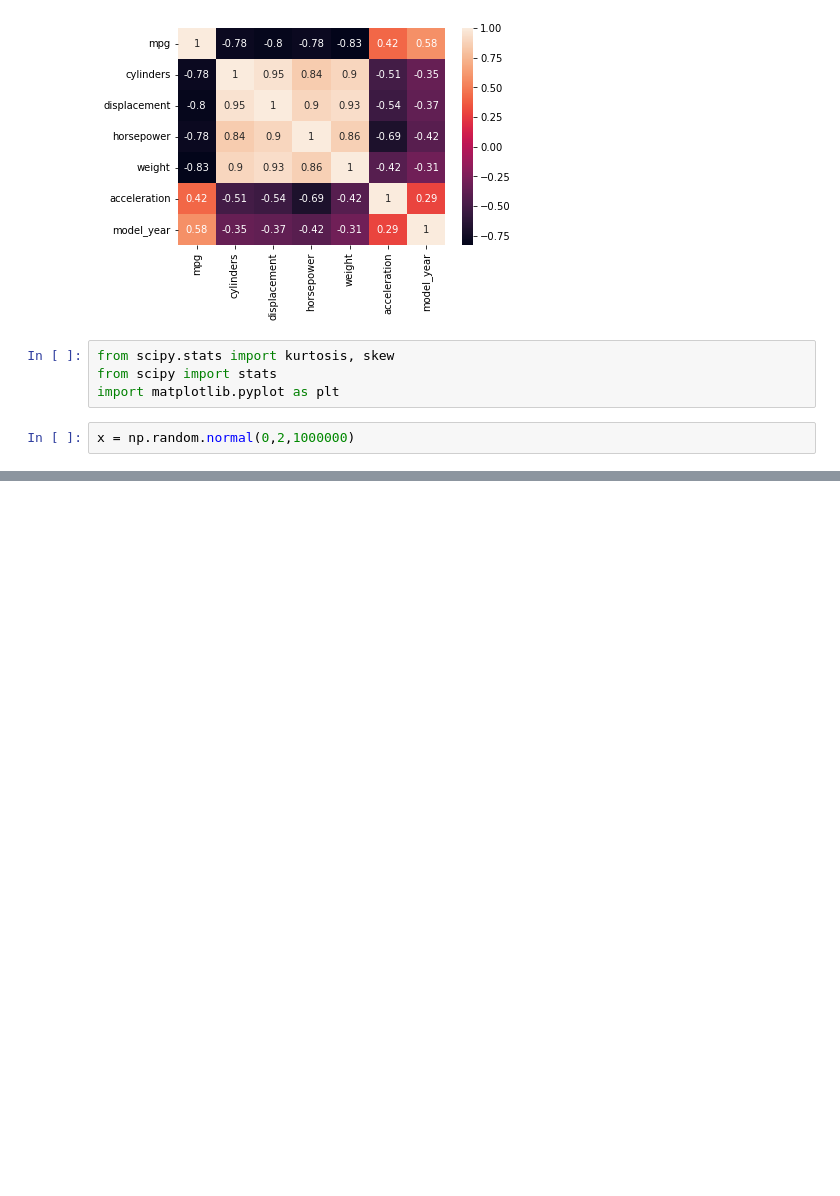
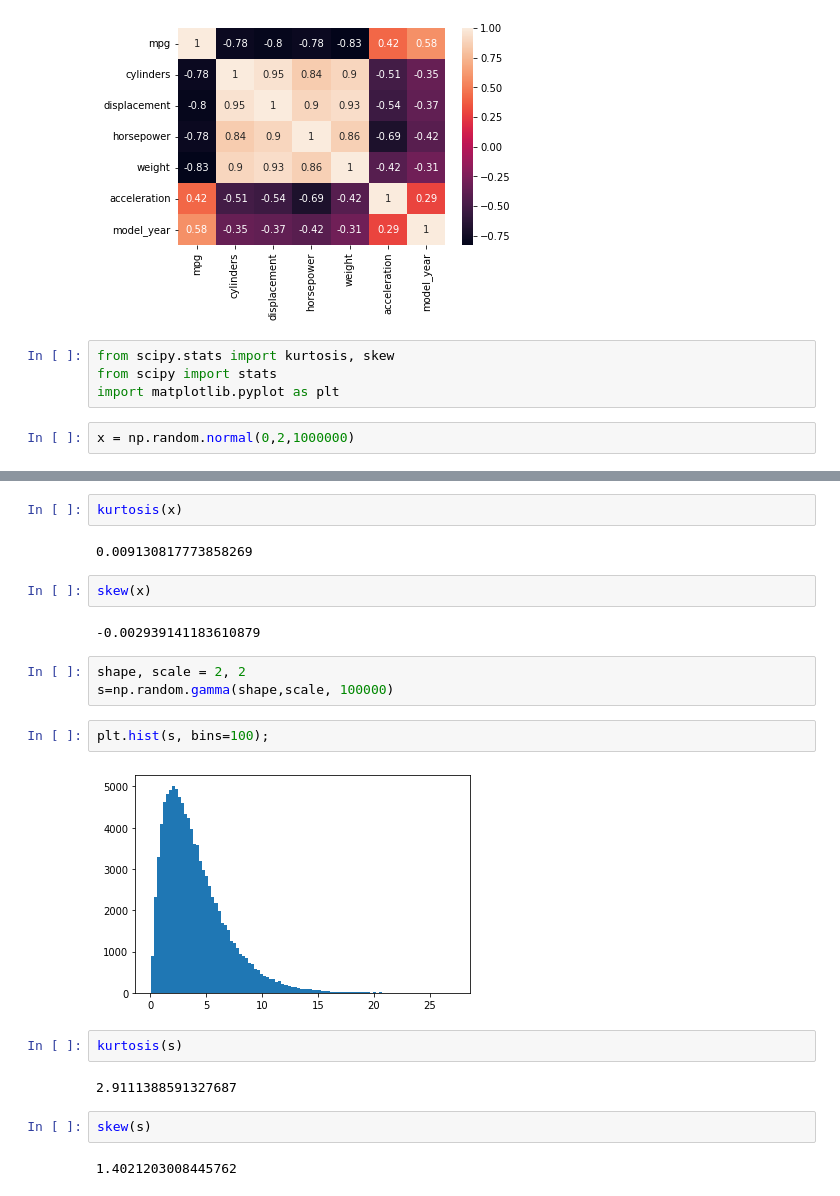
Before and after one commit to habip-bingol/Statistics_Lessons, a Jupyter notebook: Lab_Session.ipynb, the cells around one changed output, grey strips where cells are left out. Drawn from its saved outputs; the diff is of its cells as text; blank space fills up the shorter version.

```diff
--- a/Lab_Session.ipynb
+++ b/Lab_Session.ipynb
@@ -135,0 +138,23 @@ plt.hist(x, bins =100);
+# %%
+kurtosis(x)
+# %% [output]
+0.009130817773858269
+# %%
+skew(x)
+# %% [output]
+-0.002939141183610879
+# %%
+shape, scale = 2, 2
+s=np.random.gamma(shape,scale, 100000)
+# %%
+plt.hist(s, bins=100);
+# %% [output]
+[figure, added]
+# %%
+kurtosis(s)
+# %% [output]
+2.9111388591327687
+# %%
+skew(s)
+# %% [output]
+1.4021203008445762
```
Also changed, not shown: parts of 3 cells of this notebook.
